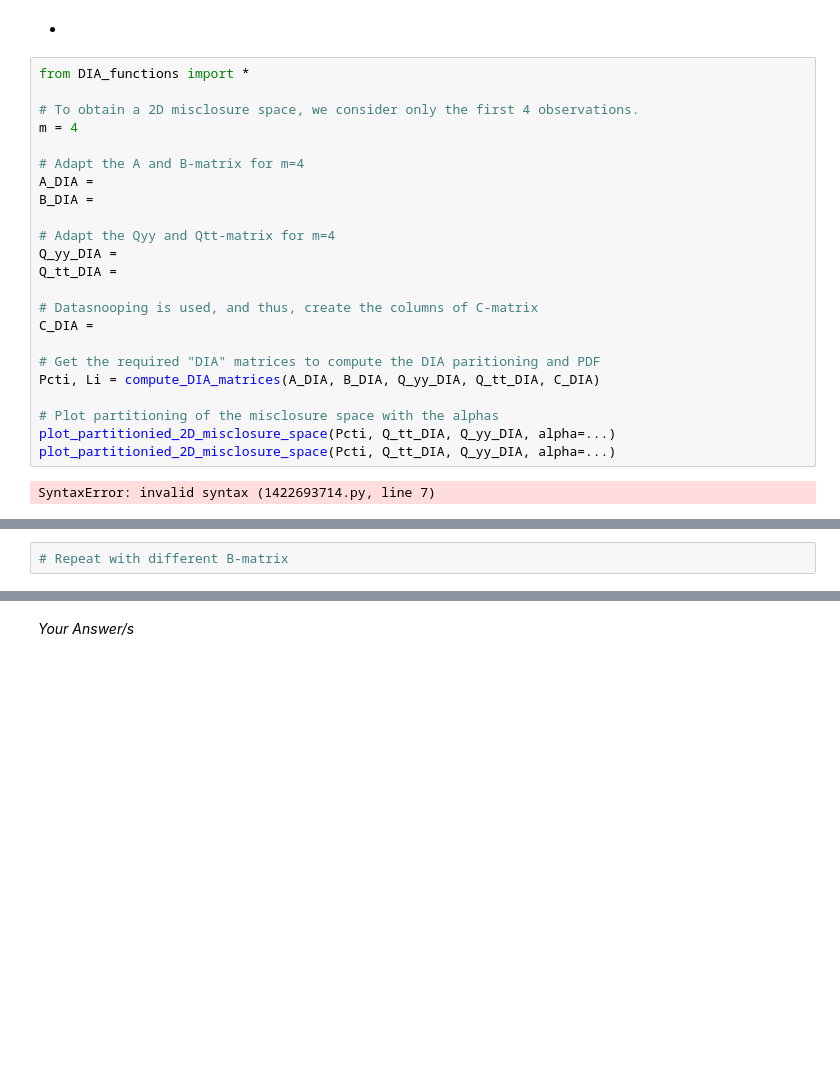
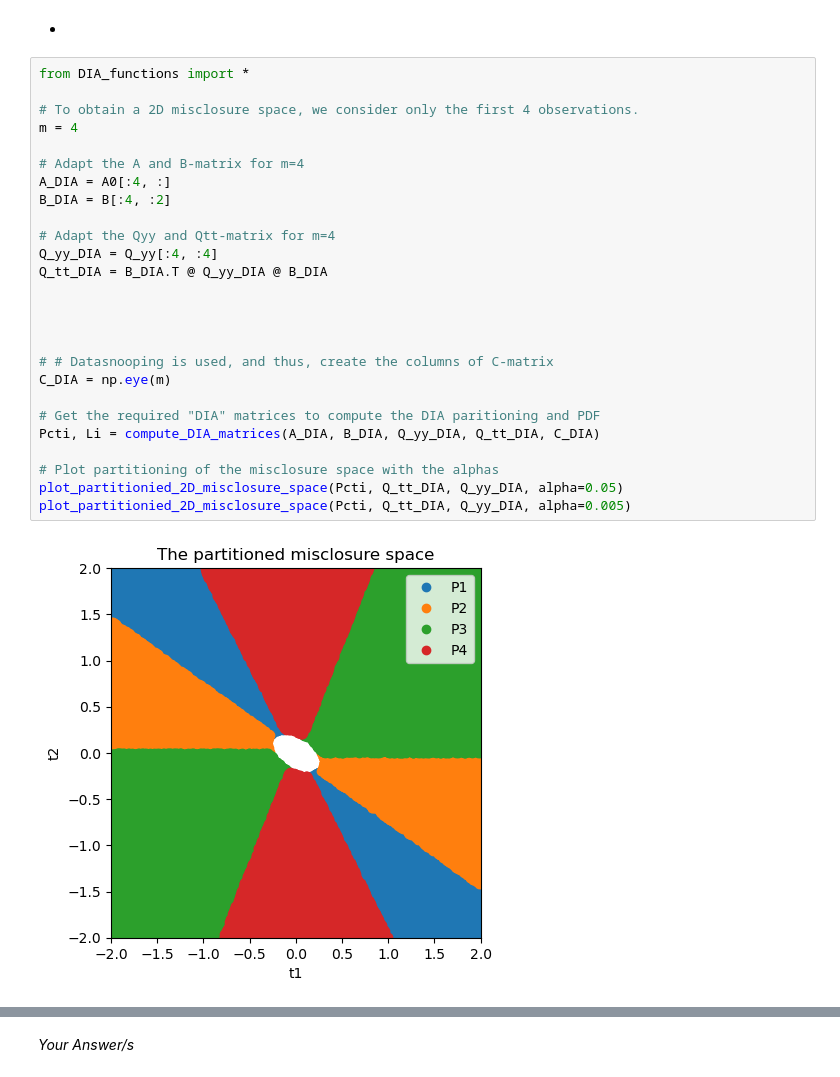
Before and after one commit to ICSlingerland/Geo-Data-Analysis, a Jupyter notebook: Unit-HoekvanHolland/Notebook 1.ipynb, the cells around one changed output, grey strips where cells are left out. Drawn from its saved outputs; the diff is of its cells as text; blank space fills up the shorter version.

```diff
--- a/Unit-HoekvanHolland/Notebook 1.ipynb
+++ b/Unit-HoekvanHolland/Notebook 1.ipynb
@@ -987,25 +992,28 @@ _Your Answer/s_
 # %%
 from DIA_functions import *
 
 # To obtain a 2D misclosure space, we consider only the first 4 observations.
 m = 4
 
 # Adapt the A and B-matrix for m=4
-A_DIA =
-B_DIA =
+A_DIA = A0[:4, :]
+B_DIA = B[:4, :2]
 
 # Adapt the Qyy and Qtt-matrix for m=4
-Q_yy_DIA =
-Q_tt_DIA =
+Q_yy_DIA = Q_yy[:4, :4]
+Q_tt_DIA = B_DIA.T @ Q_yy_DIA @ B_DIA
 
-# Datasnooping is used, and thus, create the columns of C-matrix
-C_DIA =
+
+
+
+# # Datasnooping is used, and thus, create the columns of C-matrix
+C_DIA = np.eye(m)
 
 # Get the required "DIA" matrices to compute the DIA paritioning and PDF
 Pcti, Li = compute_DIA_matrices(A_DIA, B_DIA, Q_yy_DIA, Q_tt_DIA, C_DIA)
 
 # Plot partitioning of the misclosure space with the alphas
-plot_partitionied_2D_misclosure_space(Pcti, Q_tt_DIA, Q_yy_DIA, alpha=...)
-plot_partitionied_2D_misclosure_space(Pcti, Q_tt_DIA, Q_yy_DIA, alpha=...)
+plot_partitionied_2D_misclosure_space(Pcti, Q_tt_DIA, Q_yy_DIA, alpha=0.05)
+plot_partitionied_2D_misclosure_space(Pcti, Q_tt_DIA, Q_yy_DIA, alpha=0.005)
 # %% [output]
-SyntaxError: invalid syntax (1422693714.py, line 7)
+[figure, added]
@@ -1012,2 +1020,0 @@ SyntaxError: invalid syntax (1422693714.py, line 7)
-# %%
-# Repeat with different B-matrix
```
Also changed, not shown: parts of 20 cells of this notebook.
